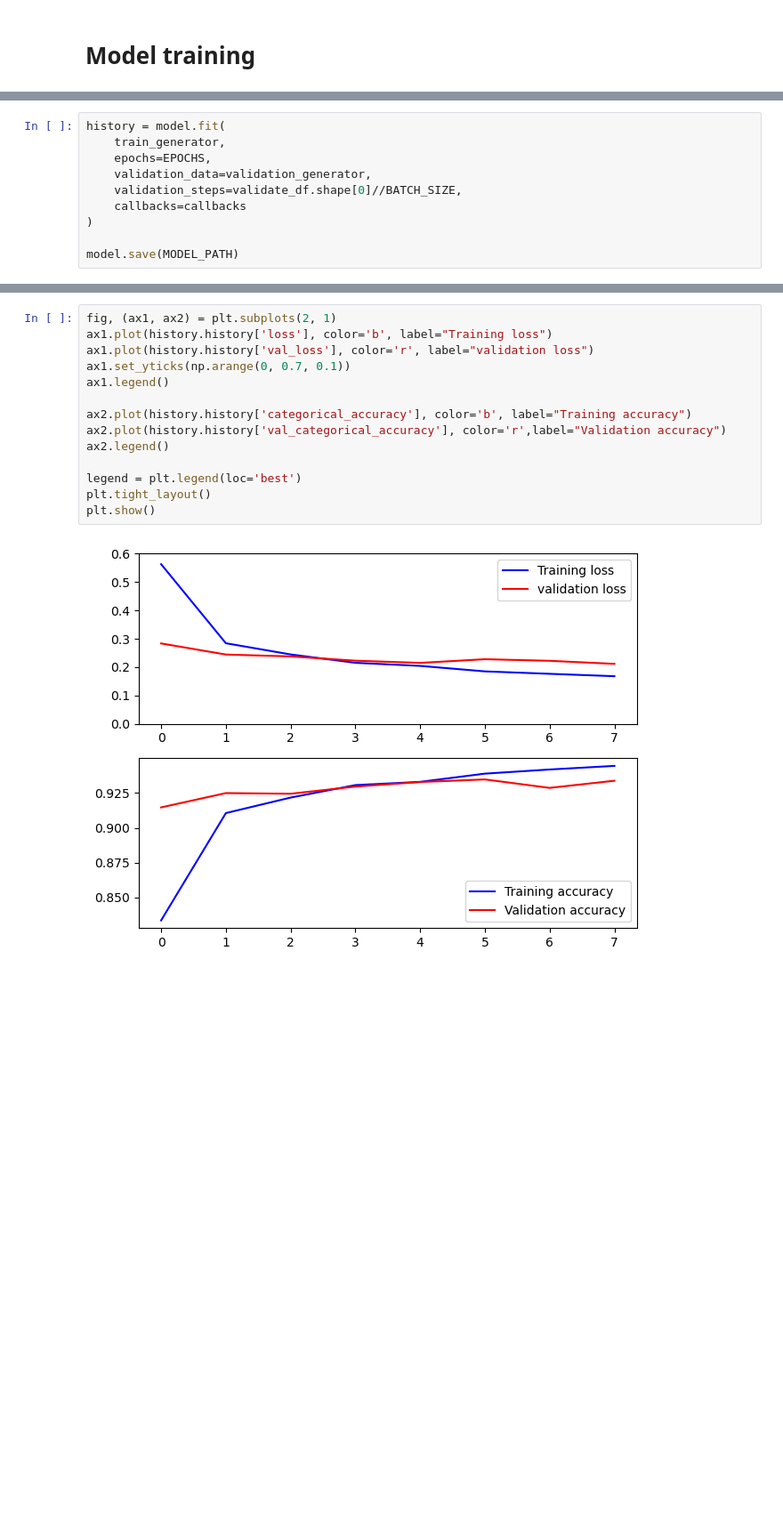
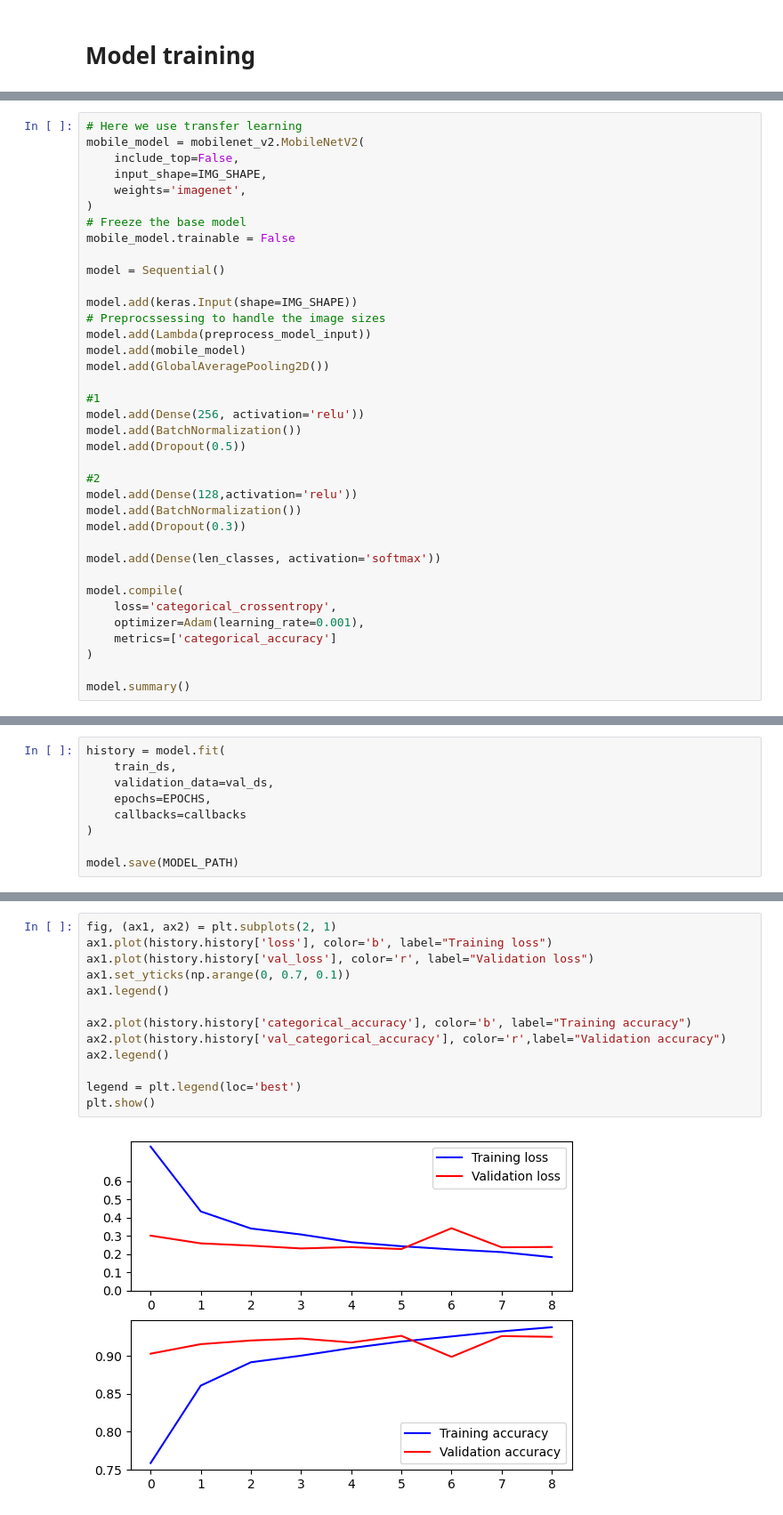
Before and after one commit to ya27hw/recycle_classifier, a Jupyter notebook: main.ipynb, the cells around one changed output, grey strips where cells are left out. Shown at 89% size. Saved outputs shown, nothing was run; the diff lists cells and outputs as text; blank space fills up the shorter version.

Commit message:
Updated model training to keras v3, uses GPU efficiently now

```diff
--- a/main.ipynb
+++ b/main.ipynb
@@ -193,0 +154,37 @@ Found 2172 validated image filenames belonging to 12 classes.
+# %%
+# Here we use transfer learning
+mobile_model = mobilenet_v2.MobileNetV2(
+    include_top=False,
+    input_shape=IMG_SHAPE,
+    weights='imagenet',
+)
+# Freeze the base model
+mobile_model.trainable = False
+
+model = Sequential()
+
+model.add(keras.Input(shape=IMG_SHAPE))
+# Preprocssessing to handle the image sizes
+model.add(Lambda(preprocess_model_input))
+model.add(mobile_model)
+model.add(GlobalAveragePooling2D())
+
+#1
+model.add(Dense(256, activation='relu'))
+model.add(BatchNormalization())
+model.add(Dropout(0.5))
+
+#2
+model.add(Dense(128,activation='relu'))
+model.add(BatchNormalization())
+model.add(Dropout(0.3))
+
+model.add(Dense(len_classes, activation='softmax'))
+
+model.compile(
+    loss='categorical_crossentropy',
+    optimizer=Adam(learning_rate=0.001),
+    metrics=['categorical_accuracy']
+)
+
+model.summary()
@@ -194,9 +213,8 @@ Found 2172 validated image filenames belonging to 12 classes.
 # %%
 history = model.fit(
-    train_generator,
+    train_ds,
+    validation_data=val_ds,
     epochs=EPOCHS,
-    validation_data=validation_generator,
-    validation_steps=validate_df.shape[0]//BATCH_SIZE,
     callbacks=callbacks
 )
 
@@ -204,16 +246,15 @@ model.save(MODEL_PATH)
 # %%
 fig, (ax1, ax2) = plt.subplots(2, 1)
 ax1.plot(history.history['loss'], color='b', label="Training loss")
-ax1.plot(history.history['val_loss'], color='r', label="validation loss")
+ax1.plot(history.history['val_loss'], color='r', label="Validation loss")
 ax1.set_yticks(np.arange(0, 0.7, 0.1))
 ax1.legend()
 
 ax2.plot(history.history['categorical_accuracy'], color='b', label="Training accuracy")
 ax2.plot(history.history['val_categorical_accuracy'], color='r',label="Validation accuracy")
 ax2.legend()
 
 legend = plt.legend(loc='best')
-plt.tight_layout()
 plt.show()
 # %% [output]
-[figure, old version]
+[figure, new version]
```
Also changed, not shown: parts of 33 cells of this notebook.
